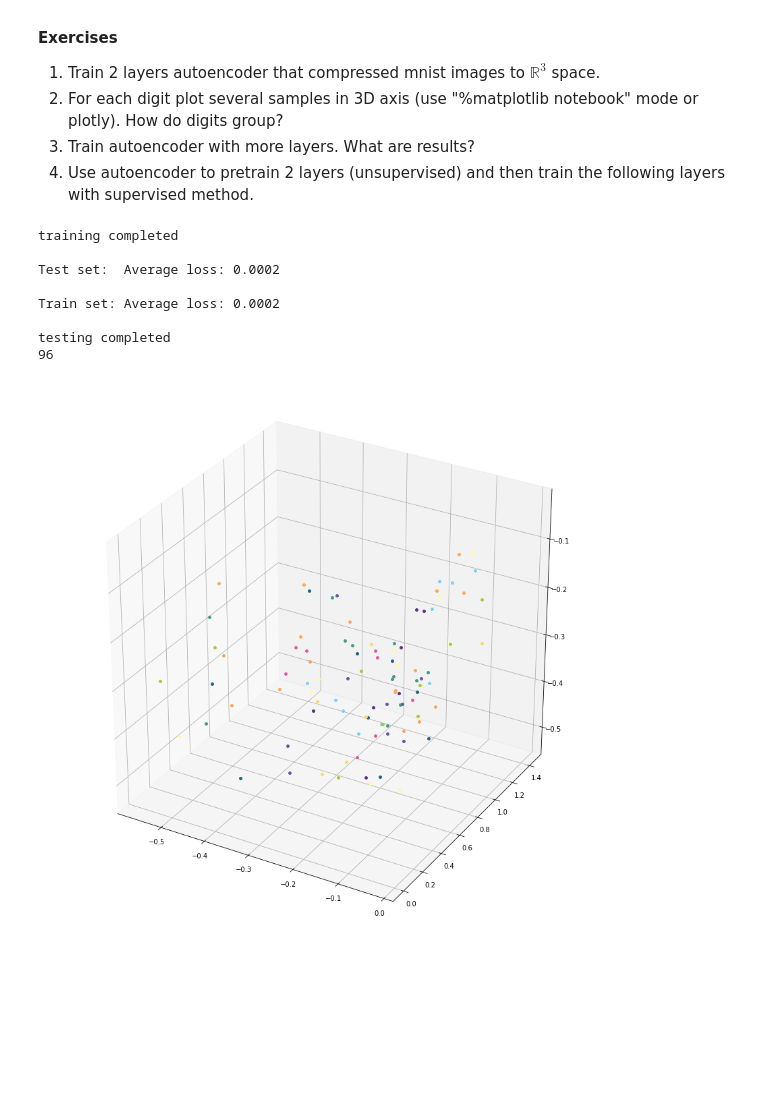
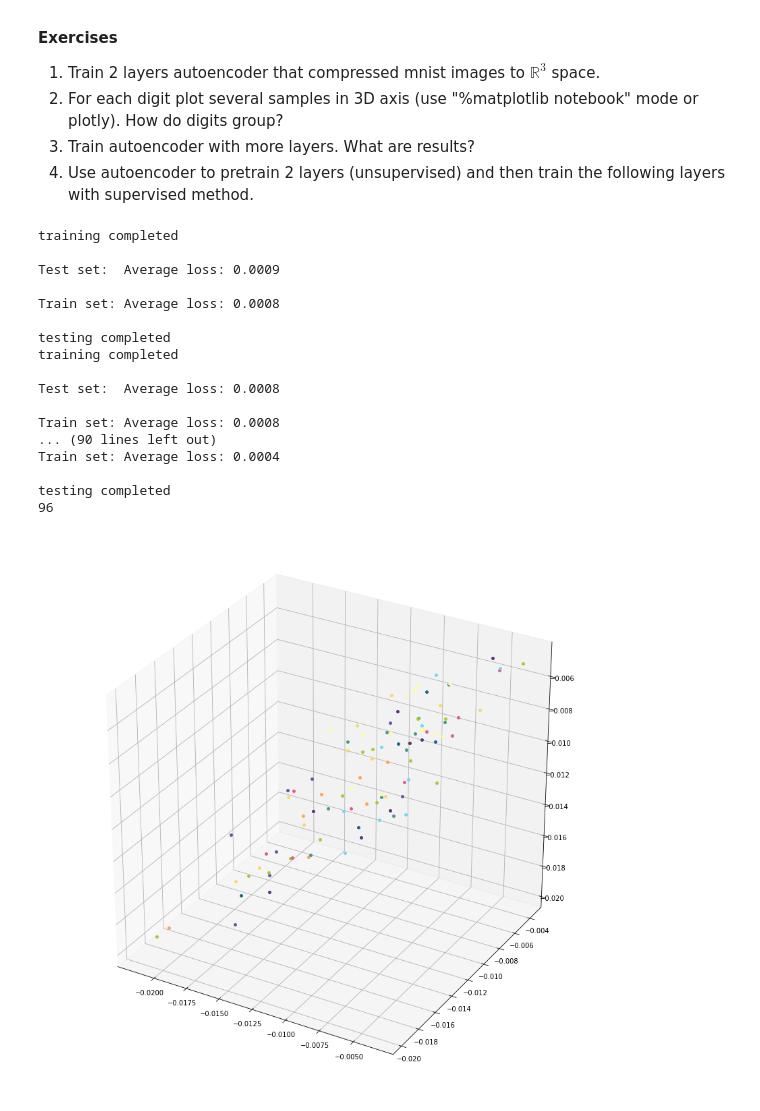
Before and after one commit to arinaruck/Darin, a Jupyter notebook: Lab2/lab-2.ipynb, the cells around one changed output. Drawn from its saved outputs; the diff is of its cells as text; code cells hidden in the pictures; blank space fills up the shorter version.

```diff
--- a/Lab2/lab-2.ipynb
+++ b/Lab2/lab-2.ipynb
@@ -1138,39 +793,49 @@ class Autoencoder(nn.Module):
     def forward(self, x):
         x = x.view(-1, 28*28)
         x = F.leaky_relu(self.fc1(x))
         global second_layer
         second_layer = x
         x = self.fc2(x)
         return x
 
 model_a = Autoencoder()
 model.apply(weights_init)
 optimizer = optim.SGD(model_a.parameters(), lr=0.02, momentum=0.8, nesterov=True)
 #optimizer = optim.Adam(model_a.parameters(), lr=0.006)
 err_log = {'test': [], 'train': []}
-epoch = 50
-train_dist(epoch, model_a)
-test_dist(err_log, model_a)
+epochs = range(15)
+for epoch in epochs:
+    train_dist(epoch, model_a)
+    test_dist(err_log, model_a)
 
 print(second_layer.size()[0])
 for i in range(second_layer.size()[0]):
     Markers = ['#19647E', '#439A86', '#FFD866', '#A5CC33', '#E15A97', \
                '#FFFD98', '#5A3082', '#70D6FF', '#FFA552', '#5F5AA2'];
     x_0, y_0, z_0 = second_layer[i].data
     ax.scatter(x_0, y_0, z_0, s=15, color=Markers[target[i]], marker='o')
 
 W1 = model_a.fc1.weight.data
 W2 = model_a.fc2.weight.data
 # %% [output]
 training completed
 
-Test set:  Average loss: 0.0002
+Test set:  Average loss: 0.0009
 
-Train set: Average loss: 0.0002
+Train set: Average loss: 0.0008
+
+testing completed
+training completed
+
+Test set:  Average loss: 0.0008
+
+Train set: Average loss: 0.0008
+... (90 lines left out)
+Train set: Average loss: 0.0004
 
 testing completed
 96
-[figure, old version]
+[figure, new version]
 # %%
 class Net_test3(nn.Module):
     def __init__(self):
```
Also changed, not shown: parts of 27 cells of this notebook.
